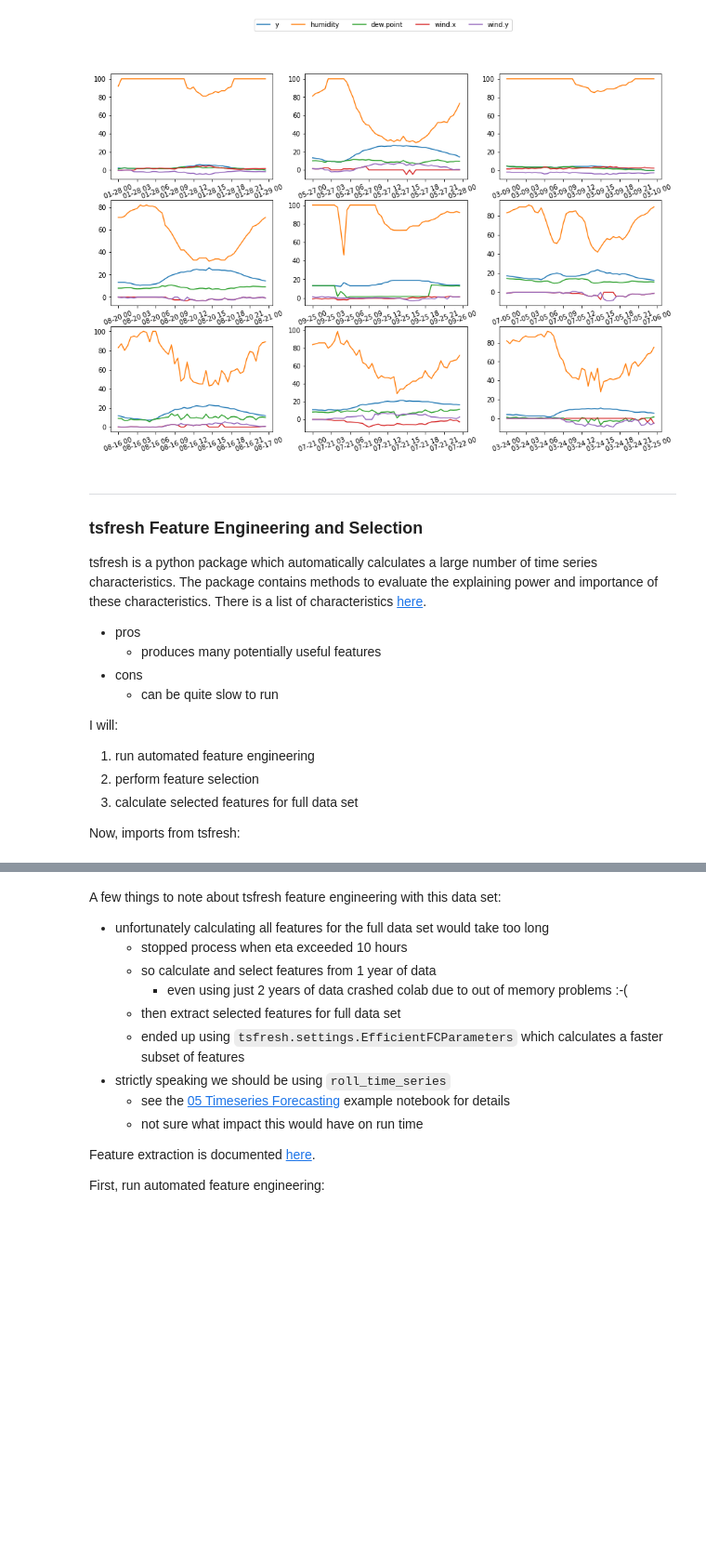
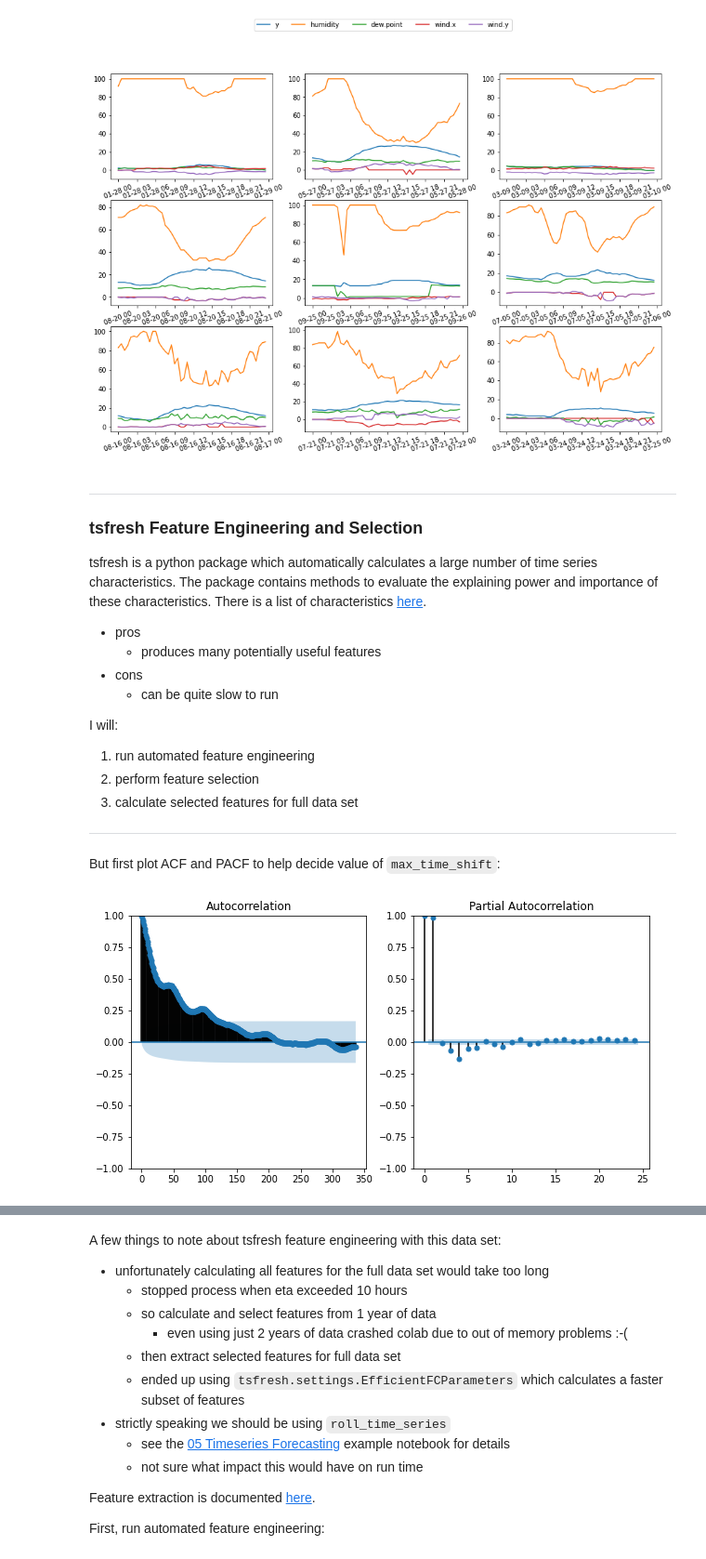
Before and after one commit to makeyourownmaker/CambridgeTemperatureNotebooks, a Jupyter notebook: notebooks/tsfresh_feature_engineering.ipynb, the cells around one changed output, grey strips where cells are left out. Shown at 93% size. Drawn from its saved outputs; the diff is of its cells as text; code cells hidden in the pictures; blank space fills up the shorter version.

```diff
--- a/notebooks/tsfresh_feature_engineering.ipynb
+++ b/notebooks/tsfresh_feature_engineering.ipynb
@@ -326,4 +326,20 @@ I will:
  2. perform feature selection
  3. calculate selected features for full data set
 
-Now, imports from tsfresh:
+---
+
+But first plot ACF and PACF to help decide value of `max_time_shift`:
+# %%
+import statsmodels.api as sm
+
+
+n = 7000
+ycol = 'y_des'
+max_lag = 336
+
+fig, ax = plt.subplots(1, 2, figsize=(10, 5))
+sm.graphics.tsa.plot_acf(df[ycol].head(n),  lags=max_lag, ax=ax[0])
+sm.graphics.tsa.plot_pacf(df[ycol].head(n), lags=24, ax=ax[1])
+plt.show()
+# %% [output]
+[figure, added]
```
Also changed, not shown: parts of 5 cells of this notebook.
